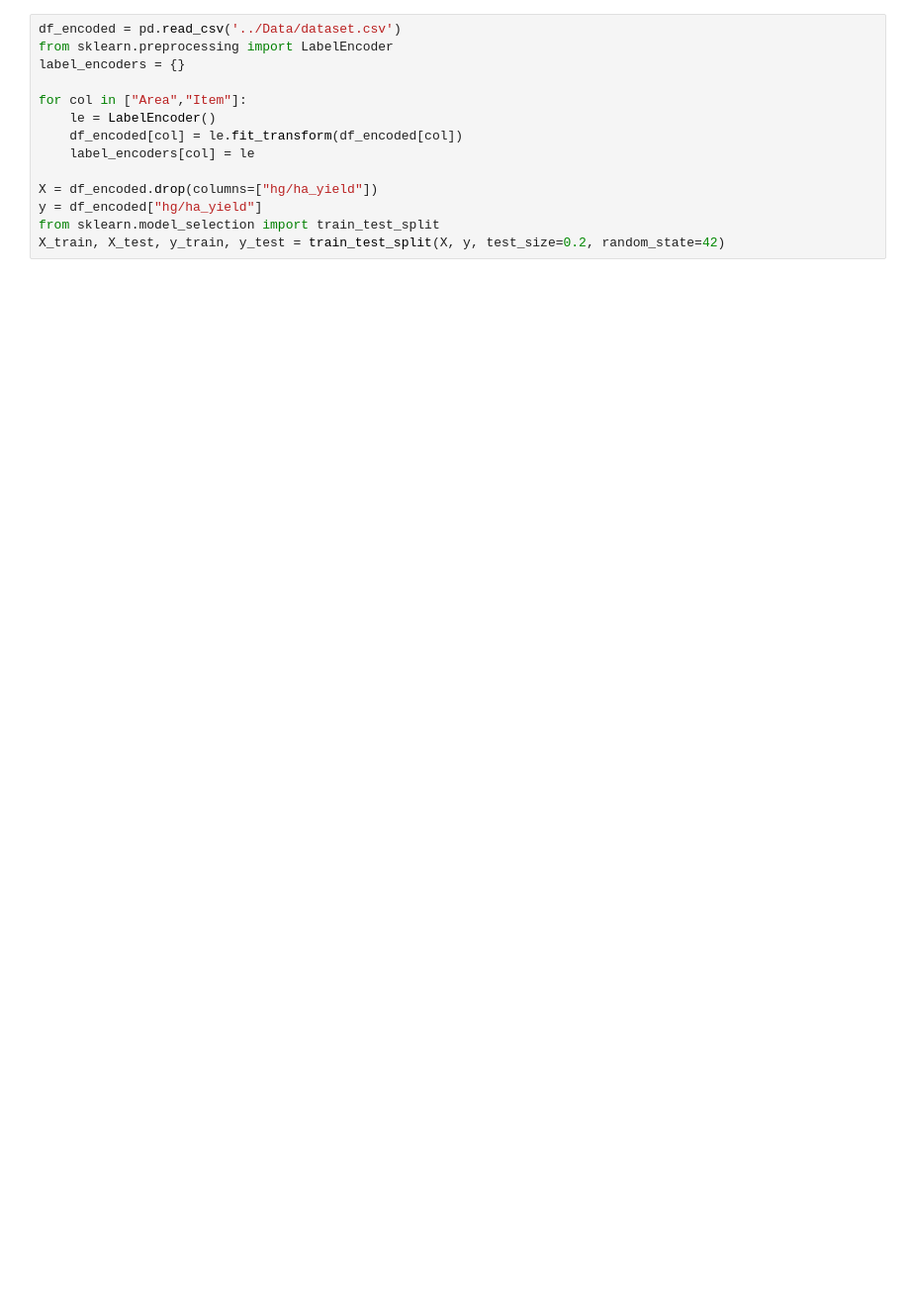
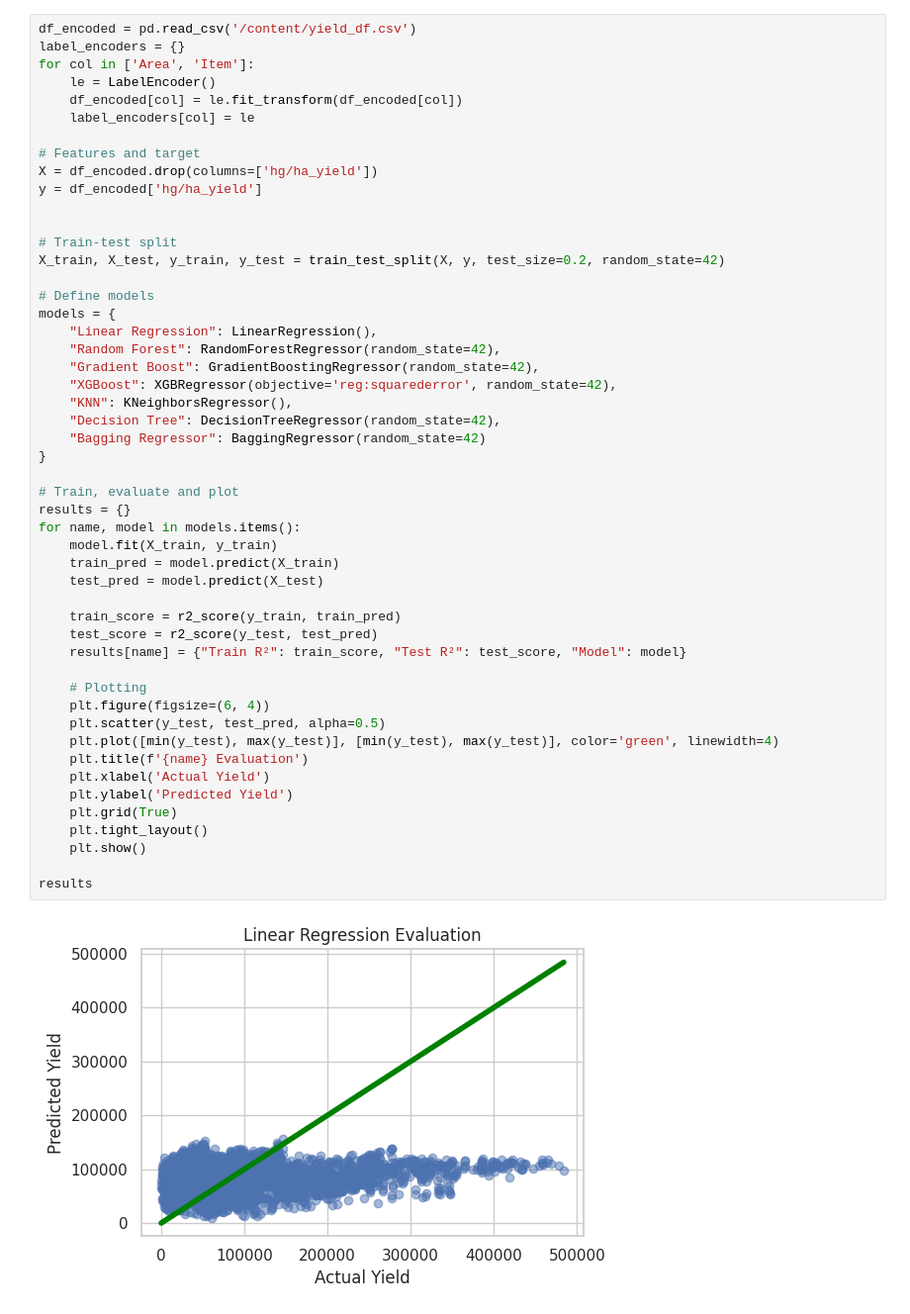
Before and after one commit to pratik-633/6103-fall-25-Shetty-Hamza-Reddy, a Jupyter notebook: Scripts/02_Model_Training.ipynb, the cells around one changed output. Shown: that part at 99% size. Drawn from its saved outputs; the diff is of its cells as text; blank space fills up the shorter version.

```diff
--- a/Scripts/02_Model_Training.ipynb
+++ b/Scripts/02_Model_Training.ipynb
@@ -9,14 +12,52 @@ import plotly.express as px
 # %%
-df_encoded = pd.read_csv('../Data/dataset.csv')
-from sklearn.preprocessing import LabelEncoder
+df_encoded = pd.read_csv('/content/yield_df.csv')
 label_encoders = {}
-
-for col in ["Area","Item"]:
+for col in ['Area', 'Item']:
     le = LabelEncoder()
     df_encoded[col] = le.fit_transform(df_encoded[col])
     label_encoders[col] = le
 
-X = df_encoded.drop(columns=["hg/ha_yield"])
-y = df_encoded["hg/ha_yield"]
-from sklearn.model_selection import train_test_split
+# Features and target
+X = df_encoded.drop(columns=['hg/ha_yield'])
+y = df_encoded['hg/ha_yield']
+
+
+# Train-test split
 X_train, X_test, y_train, y_test = train_test_split(X, y, test_size=0.2, random_state=42)
+
+# Define models
+models = {
+    "Linear Regression": LinearRegression(),
+    "Random Forest": RandomForestRegressor(random_state=42),
+    "Gradient Boost": GradientBoostingRegressor(random_state=42),
+    "XGBoost": XGBRegressor(objective='reg:squarederror', random_state=42),
+    "KNN": KNeighborsRegressor(),
+    "Decision Tree": DecisionTreeRegressor(random_state=42),
+    "Bagging Regressor": BaggingRegressor(random_state=42)
+}
+
+# Train, evaluate and plot
+results = {}
+for name, model in models.items():
+    model.fit(X_train, y_train)
+    train_pred = model.predict(X_train)
+    test_pred = model.predict(X_test)
+
+    train_score = r2_score(y_train, train_pred)
+    test_score = r2_score(y_test, test_pred)
+    results[name] = {"Train R²": train_score, "Test R²": test_score, "Model": model}
+
+    # Plotting
+    plt.figure(figsize=(6, 4))
+    plt.scatter(y_test, test_pred, alpha=0.5)
+    plt.plot([min(y_test), max(y_test)], [min(y_test), max(y_test)], color='green', linewidth=4)
+    plt.title(f'{name} Evaluation')
+    plt.xlabel('Actual Yield')
+    plt.ylabel('Predicted Yield')
+    plt.grid(True)
+    plt.tight_layout()
+    plt.show()
+
+results
+# %% [output]
+[figure, added]
```
Also changed, not shown: parts of 5 cells of this notebook.
